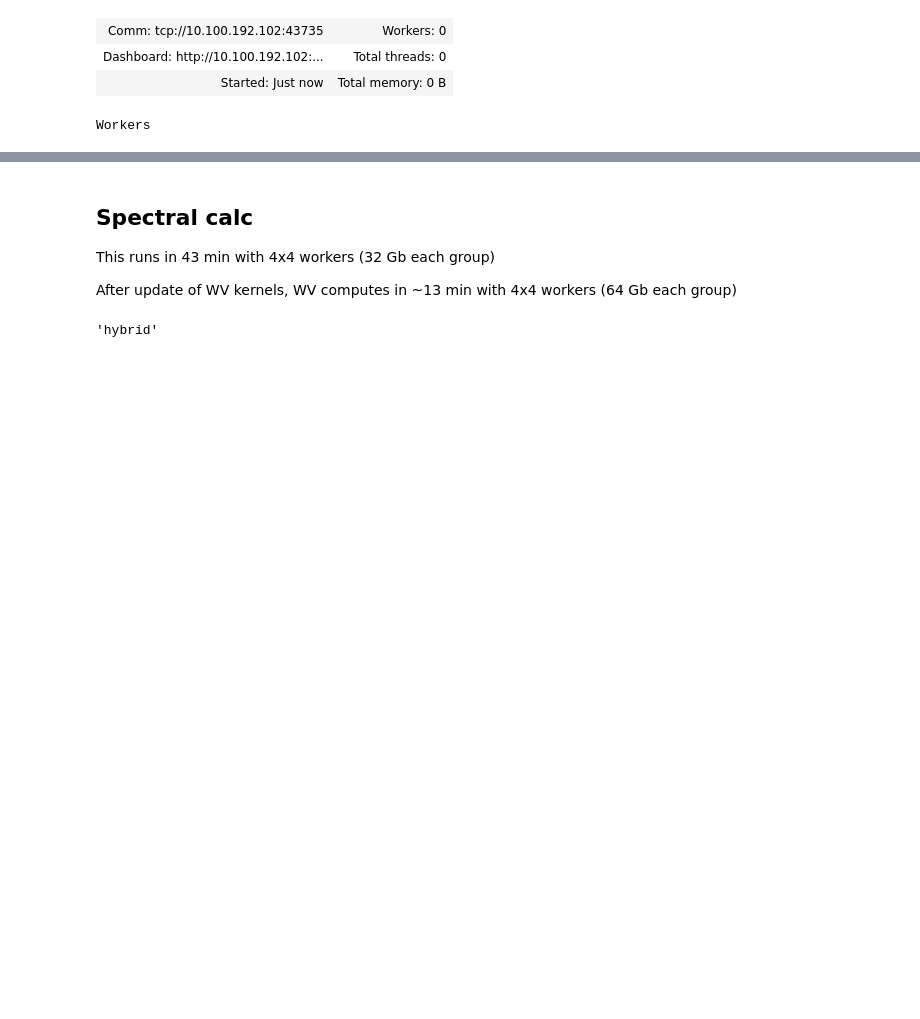
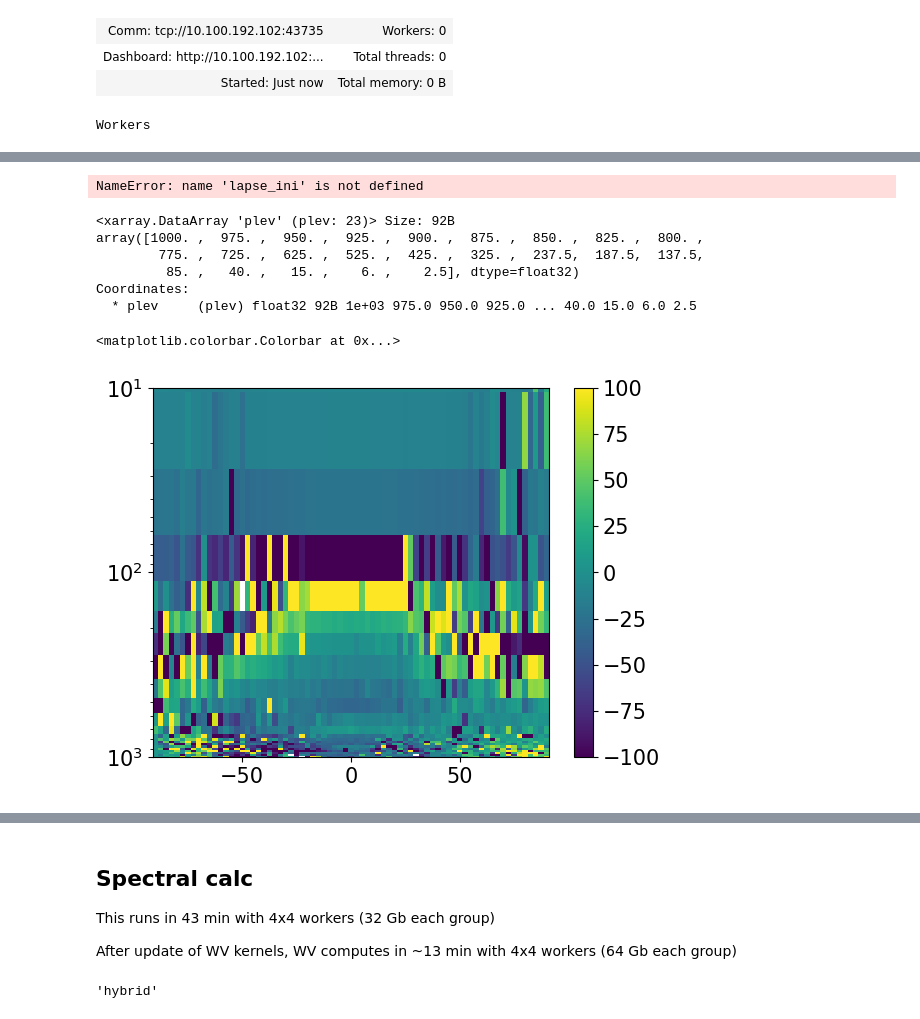
Before and after one commit to maalbanese/SpectFbCalc, a Jupyter notebook: spectfbcalc/test_kernel_spectral.ipynb, the cells around one changed output, grey strips where cells are left out. Cells and saved outputs as stored; diff of their text form; code cells hidden in the pictures; blank space fills up the shorter version.

```diff
--- a/spectfbcalc/test_kernel_spectral.ipynb
+++ b/spectfbcalc/test_kernel_spectral.ipynb
@@ -67,3 +67,6 @@ Workers
 # %%
 import warnings
 warnings.filterwarnings('once')
+# %%
+config_file = 'config_zelinka.yml'
+control1, experiment1, kernel1 = sfc.preprocess_data(config_file, ker = 'HUANG', wv_method_spectral='hybrid')
@@ -90,0 +440,2 @@ wv_vmr_log loaded
+# %%
+mask_ok, lapse_ok, cond_ok = sfc.mask_strato(experiment1.ds_anom['ta'], debug = True)
@@ -90,0 +450,8 @@ wv_vmr_log loaded
+# %%
+lapse_ok = lapse_ok.mean('lon')
+lapse_ok_ini = lapse_ok.isel(time = slice(0, 120)).mean('time')
+lapse_ok_fin = lapse_ok.isel(time = slice(-120, None)).mean('time')
+
+cond_ok = cond_ok.mean('lon')
+cond_ok_ini = cond_ok.isel(time = slice(0, 120)).mean('time')
+cond_ok_fin = cond_ok.isel(time = slice(-120, None)).mean('time')
@@ -90,0 +522,2 @@ wv_vmr_log loaded
+# %%
+lapse_ok_ini.load()
@@ -90,0 +582,23 @@ wv_vmr_log loaded
+# %%
+lapse_ini.plev
+# %% [output]
+NameError: name 'lapse_ini' is not defined
+# %%
+lapse_ok_ini.plev
+# %% [output]
+<xarray.DataArray 'plev' (plev: 23)> Size: 92B
+array([1000. ,  975. ,  950. ,  925. ,  900. ,  875. ,  850. ,  825. ,  800. ,
+        775. ,  725. ,  625. ,  525. ,  425. ,  325. ,  237.5,  187.5,  137.5,
+         85. ,   40. ,   15. ,    6. ,    2.5], dtype=float32)
+Coordinates:
+  * plev     (plev) float32 92B 1e+03 975.0 950.0 925.0 ... 40.0 15.0 6.0 2.5
+# %%
+fig, ax = plt.subplots()
+plt.pcolormesh(lapse_ok_ini.lat, lapse_ok_ini.plev, lapse_ok_ini.values, vmin = -100, vmax = 100)
+ax.set_yscale('log')
+ax.set_ylim(1000., 10.)
+#ax.set_yscale('linear')
+plt.colorbar()
+# %% [output]
+<matplotlib.colorbar.Colorbar at 0x...>
+[figure, added]
```
Also changed, not shown: parts of 39 cells of this notebook, 1 other file.
